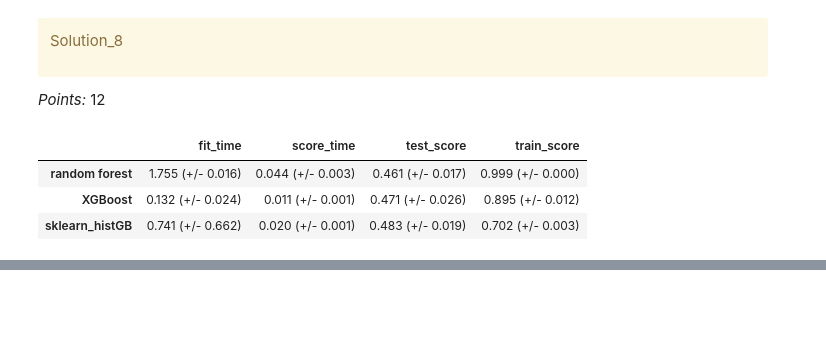
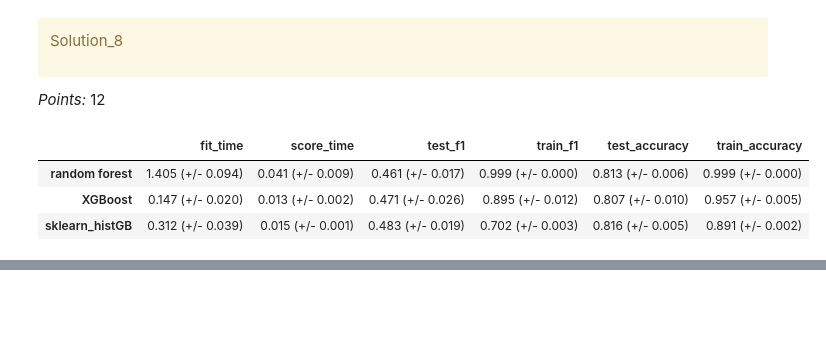
Before and after one commit to fisher-mw/CPSC-330-Project, a Jupyter notebook: hw5.ipynb, the cells around one changed output, grey strips where cells are left out. Drawn from its saved outputs; the diff is of its cells as text; code cells hidden in the pictures.

```diff
--- a/hw5.ipynb
+++ b/hw5.ipynb
@@ -678,21 +680,13 @@ Solution_8
 
 _Points:_ 12
 # %%
-from xgboost import XGBClassifier
-from sklearn.ensemble import RandomForestClassifier, HistGradientBoostingClassifier
-
-scoring = {
-    "f1": "f1",
-    "accuracy": "accuracy"
-}
-
 pipe_xgb = make_pipeline(
     preprocessor,
     XGBClassifier(
         random_state=123,
         verbosity=0,
         use_label_encoder=False,
-        eval_metric="logloss"   # avoids warning
+        eval_metric="logloss"
     ),
 )
 
@@ -717,6 +711,11 @@ classifiers = {
     "sklearn_histGB": pipe_sklearn_histGB
 }
 
+scoring = {
+    "f1": "f1",
+    "accuracy": "accuracy"
+}
+
 results = {}
 
 for name, model in classifiers.items():
@@ -725,13 +724,13 @@ for name, model in classifiers.items():
         X_train,
         y_train,
         return_train_score=True,
-        scoring=scoring_metric
+        scoring=scoring
     )
 # %%
-results = pd.DataFrame(results).T
-results
+results_before_tune = pd.DataFrame(results).T
+results_before_tune
 # %% [output]
-|  | fit_time | score_time | test_score | train_score |
-| random forest | 1.755 (+/- 0.016) | 0.044 (+/- 0.003) | 0.461 (+/- 0.017) | 0.999 (+/- 0.000) |
-| XGBoost | 0.132 (+/- 0.024) | 0.011 (+/- 0.001) | 0.471 (+/- 0.026) | 0.895 (+/- 0.012) |
-| sklearn_histGB | 0.741 (+/- 0.662) | 0.020 (+/- 0.001) | 0.483 (+/- 0.019) | 0.702 (+/- 0.003) |
+|  | fit_time | score_time | test_f1 | train_f1 | test_accuracy | train_accuracy |
+| random forest | 1.405 (+/- 0.094) | 0.041 (+/- 0.009) | 0.461 (+/- 0.017) | 0.999 (+/- 0.000) | 0.813 (+/- 0.006) | 0.999 (+/- 0.000) |
+| XGBoost | 0.147 (+/- 0.020) | 0.013 (+/- 0.002) | 0.471 (+/- 0.026) | 0.895 (+/- 0.012) | 0.807 (+/- 0.010) | 0.957 (+/- 0.005) |
+| sklearn_histGB | 0.312 (+/- 0.039) | 0.015 (+/- 0.001) | 0.483 (+/- 0.019) | 0.702 (+/- 0.003) | 0.816 (+/- 0.005) | 0.891 (+/- 0.002) |
```
Also changed, not shown: parts of 28 cells of this notebook, 1 other file.
